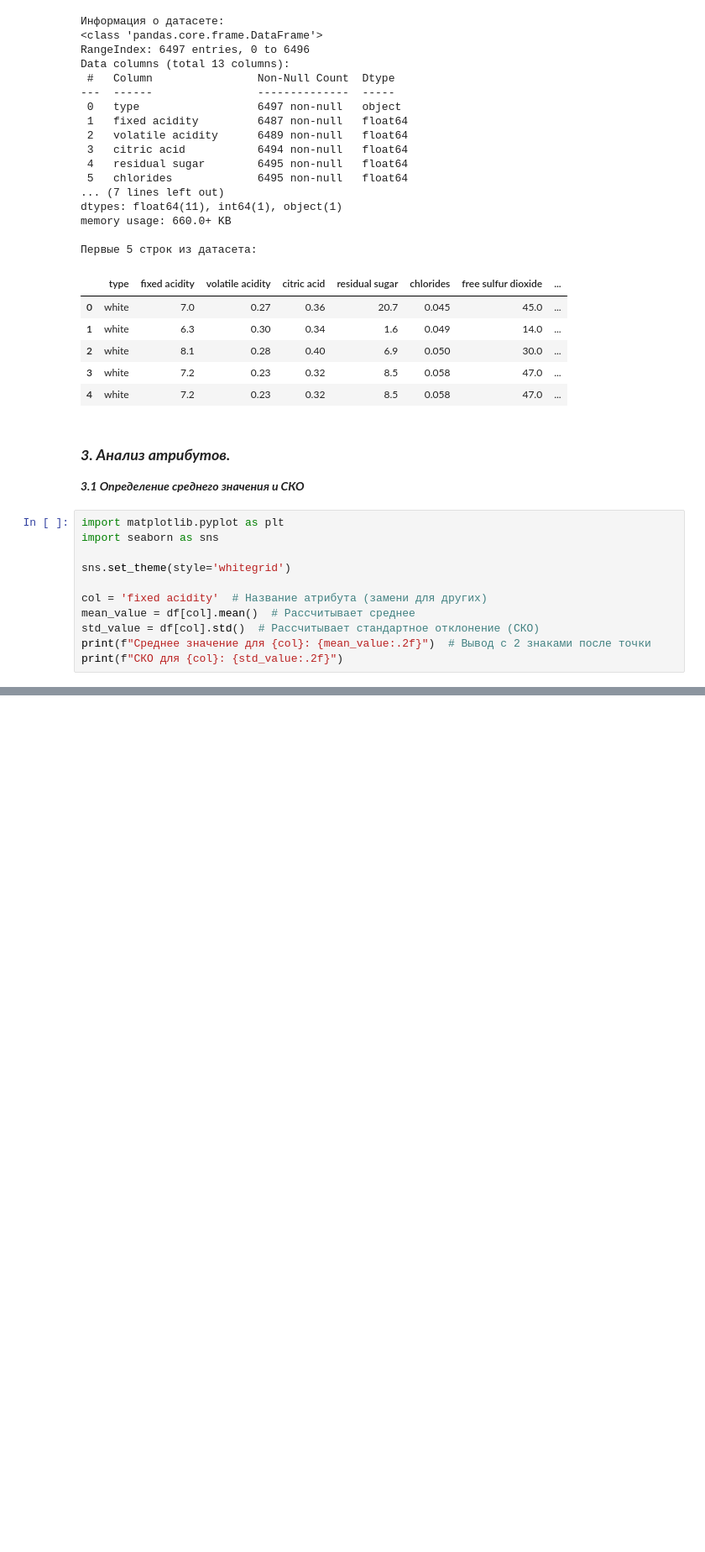
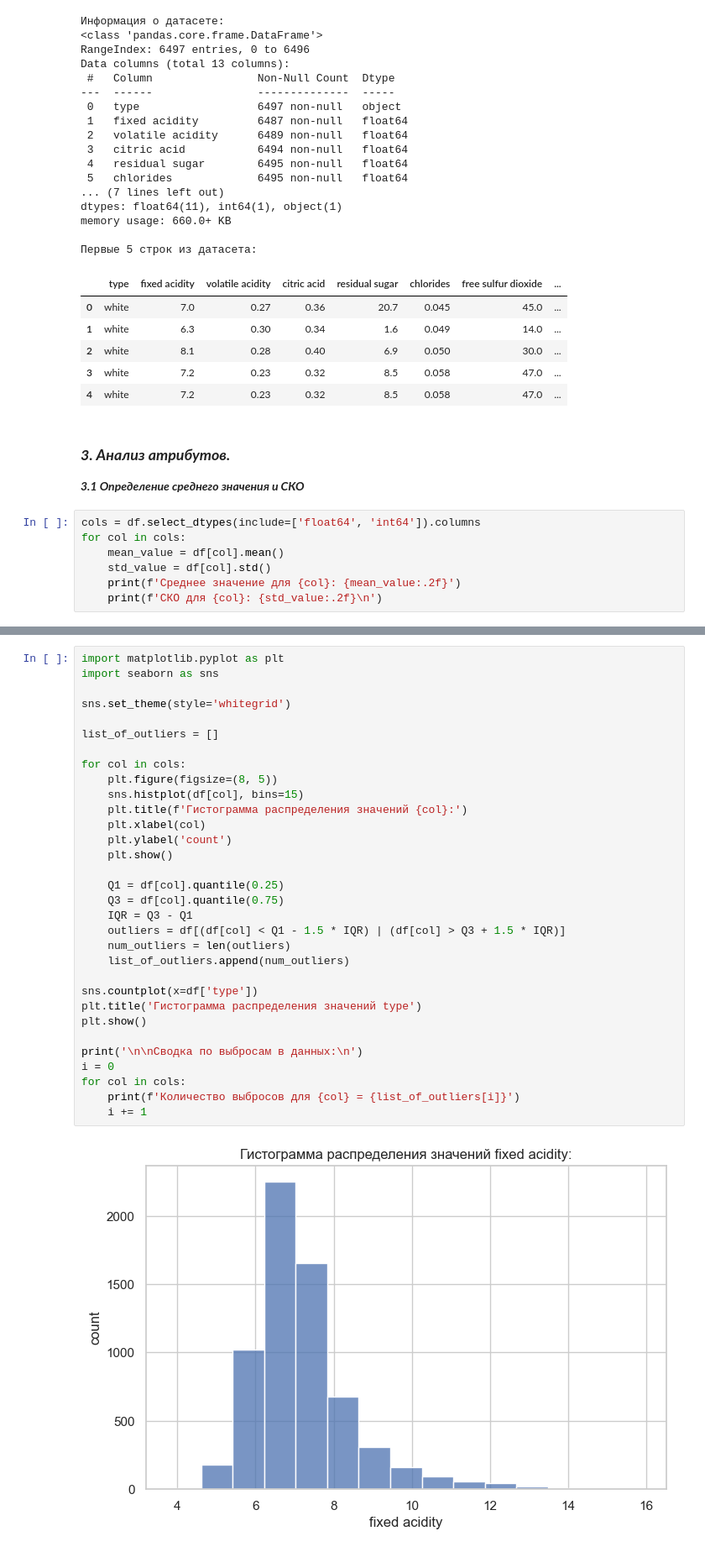
Before and after one commit to lazarevFedor/ML-sem-5, a Jupyter notebook: Lab1/Lab1.ipynb, the cells around one changed output, grey strips where cells are left out. Shown at 84% size. Cells and saved outputs as stored; diff of their text form; blank space fills up the shorter version.

```diff
--- a/Lab1/Lab1.ipynb
+++ b/Lab1/Lab1.ipynb
@@ -70,16 +70,12 @@ memory usage: 660.0+ KB
 ### ***3. Анализ атрибутов.***
 ***3.1 Определение среднего значения и СКО***
 # %%
-import matplotlib.pyplot as plt
-import seaborn as sns
-
-sns.set_theme(style='whitegrid')
-
-col = 'fixed acidity'  # Название атрибута (замени для других)
-mean_value = df[col].mean()  # Рассчитывает среднее
-std_value = df[col].std()  # Рассчитывает стандартное отклонение (СКО)
-print(f"Среднее значение для {col}: {mean_value:.2f}")  # Вывод с 2 знаками после точки
-print(f"СКО для {col}: {std_value:.2f}")
+cols = df.select_dtypes(include=['float64', 'int64']).columns
+for col in cols:
+    mean_value = df[col].mean()
+    std_value = df[col].std()
+    print(f'Среднее значение для {col}: {mean_value:.2f}')
+    print(f'СКО для {col}: {std_value:.2f}\n')
 # %% [output]
 Среднее значение для fixed acidity: 7.22
 СКО для fixed acidity: 1.30
@@ -85,0 +99,34 @@ print(f"СКО для {col}: {std_value:.2f}")
+# %%
+import matplotlib.pyplot as plt
+import seaborn as sns
+
+sns.set_theme(style='whitegrid')
+
+list_of_outliers = []
+
+for col in cols:
+    plt.figure(figsize=(8, 5))
+    sns.histplot(df[col], bins=15)
+    plt.title(f'Гистограмма распределения значений {col}:')
+    plt.xlabel(col)
+    plt.ylabel('count')
+    plt.show()
+
+    Q1 = df[col].quantile(0.25)
+    Q3 = df[col].quantile(0.75)
+    IQR = Q3 - Q1
+    outliers = df[(df[col] < Q1 - 1.5 * IQR) | (df[col] > Q3 + 1.5 * IQR)]
+    num_outliers = len(outliers)
+    list_of_outliers.append(num_outliers)
+
+sns.countplot(x=df['type'])
+plt.title('Гистограмма распределения значений type')
+plt.show()
+
+print('\n\nСводка по выбросам в данных:\n')
+i = 0
+for col in cols:
+    print(f'Количество выбросов для {col} = {list_of_outliers[i]}')
+    i += 1
+# %% [output]
+[figure, added]
```
Also changed, not shown: parts of 16 cells of this notebook, 1 other file.
